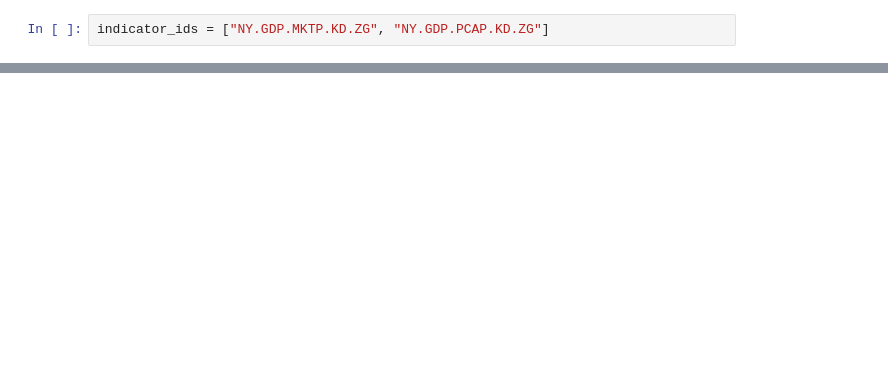
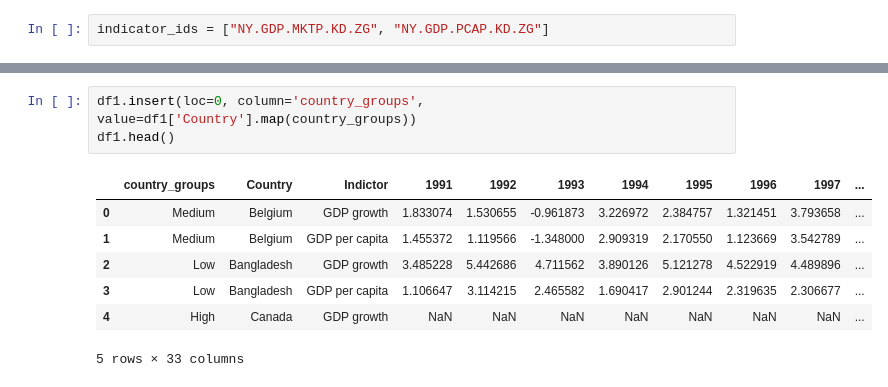
Before and after one commit to Haroon213213/Assignment-3, a Jupyter notebook: assignment_3_clustering.ipynb, the cells around one changed output, grey strips where cells are left out. Drawn from its saved outputs; the diff is of its cells as text; blank space fills up the shorter version.

```diff
--- a/assignment_3_clustering.ipynb
+++ b/assignment_3_clustering.ipynb
@@ -66,0 +59,11 @@ df1
+# %%
+df1.insert(loc=0, column='country_groups', value=df1['Country'].map(country_groups))
+df1.head()
+# %% [output]
+|  | country_groups | Country | Indictor | 1991 | 1992 | 1993 | 1994 | 1995 | 1996 | 1997 | ... |
+| 0 | Medium | Belgium | GDP growth | 1.833074 | 1.530655 | -0.961873 | 3.226972 | 2.384757 | 1.321451 | 3.793658 | ... |
+| 1 | Medium | Belgium | GDP per capita | 1.455372 | 1.119566 | -1.348000 | 2.909319 | 2.170550 | 1.123669 | 3.542789 | ... |
+| 2 | Low | Bangladesh | GDP growth | 3.485228 | 5.442686 | 4.711562 | 3.890126 | 5.121278 | 4.522919 | 4.489896 | ... |
+| 3 | Low | Bangladesh | GDP per capita | 1.106647 | 3.114215 | 2.465582 | 1.690417 | 2.901244 | 2.319635 | 2.306677 | ... |
+| 4 | High | Canada | GDP growth | NaN | NaN | NaN | NaN | NaN | NaN | NaN | ... |
+5 rows × 33 columns
```
Also changed, not shown: parts of 16 cells of this notebook.
